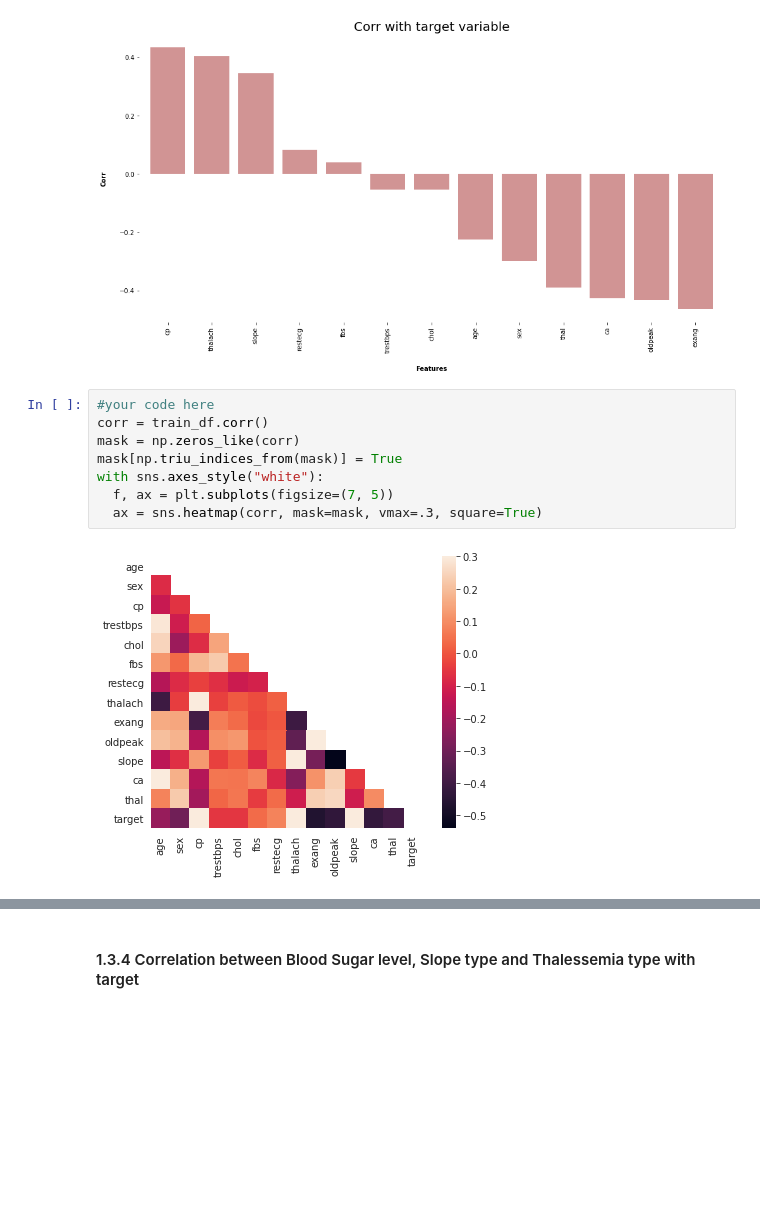
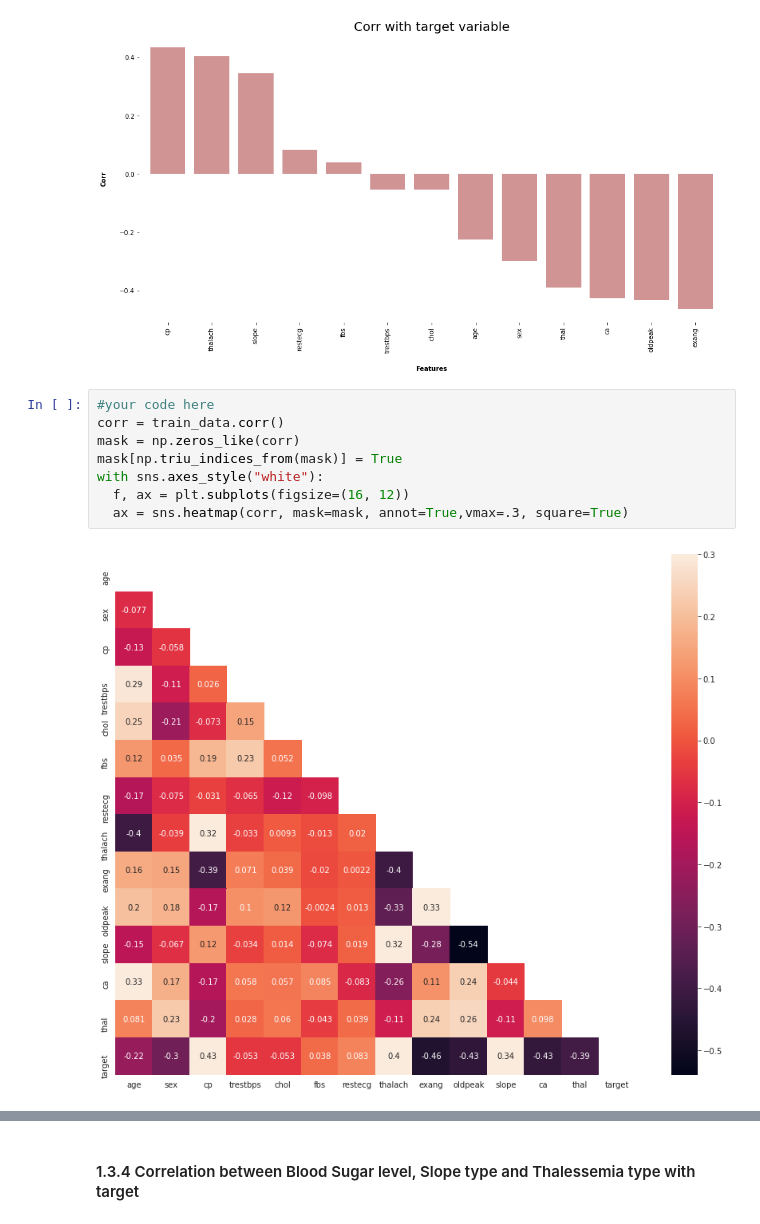
Before and after one commit to Surojit-KB/UNIV-AI-ML2-HW1, a Jupyter notebook: Copy_of_distribute_HW1.ipynb, the cells around one changed output, grey strips where cells are left out. Saved outputs shown, nothing was run; the diff lists cells and outputs as text; blank space fills up the shorter version.

```diff
--- a/Copy_of_distribute_HW1.ipynb
+++ b/Copy_of_distribute_HW1.ipynb
@@ -351,13 +367,13 @@ plt.tight_layout()
 [figure]
 # %%
 #your code here
-corr = train_df.corr()
+corr = train_data.corr()
 mask = np.zeros_like(corr)
 mask[np.triu_indices_from(mask)] = True
 with sns.axes_style("white"):
-  f, ax = plt.subplots(figsize=(7, 5))
-  ax = sns.heatmap(corr, mask=mask, vmax=.3, square=True)
+  f, ax = plt.subplots(figsize=(16, 12))
+  ax = sns.heatmap(corr, mask=mask, annot=True,vmax=.3, square=True)
 # %% [output]
-[figure, old version]
+[figure, new version]
 # %% [markdown]
 **Inference:**
```
Also changed, not shown: parts of 21 cells of this notebook.
